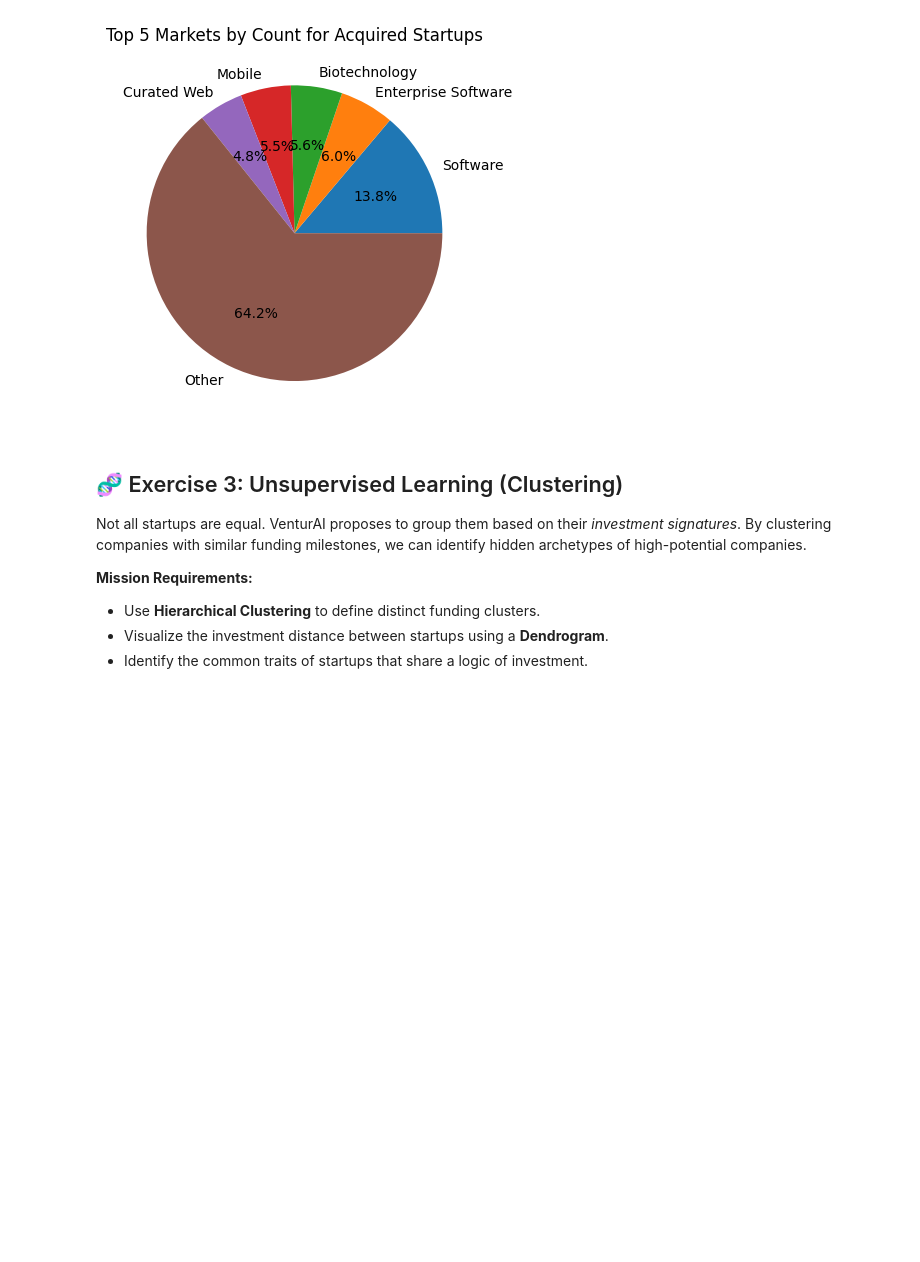
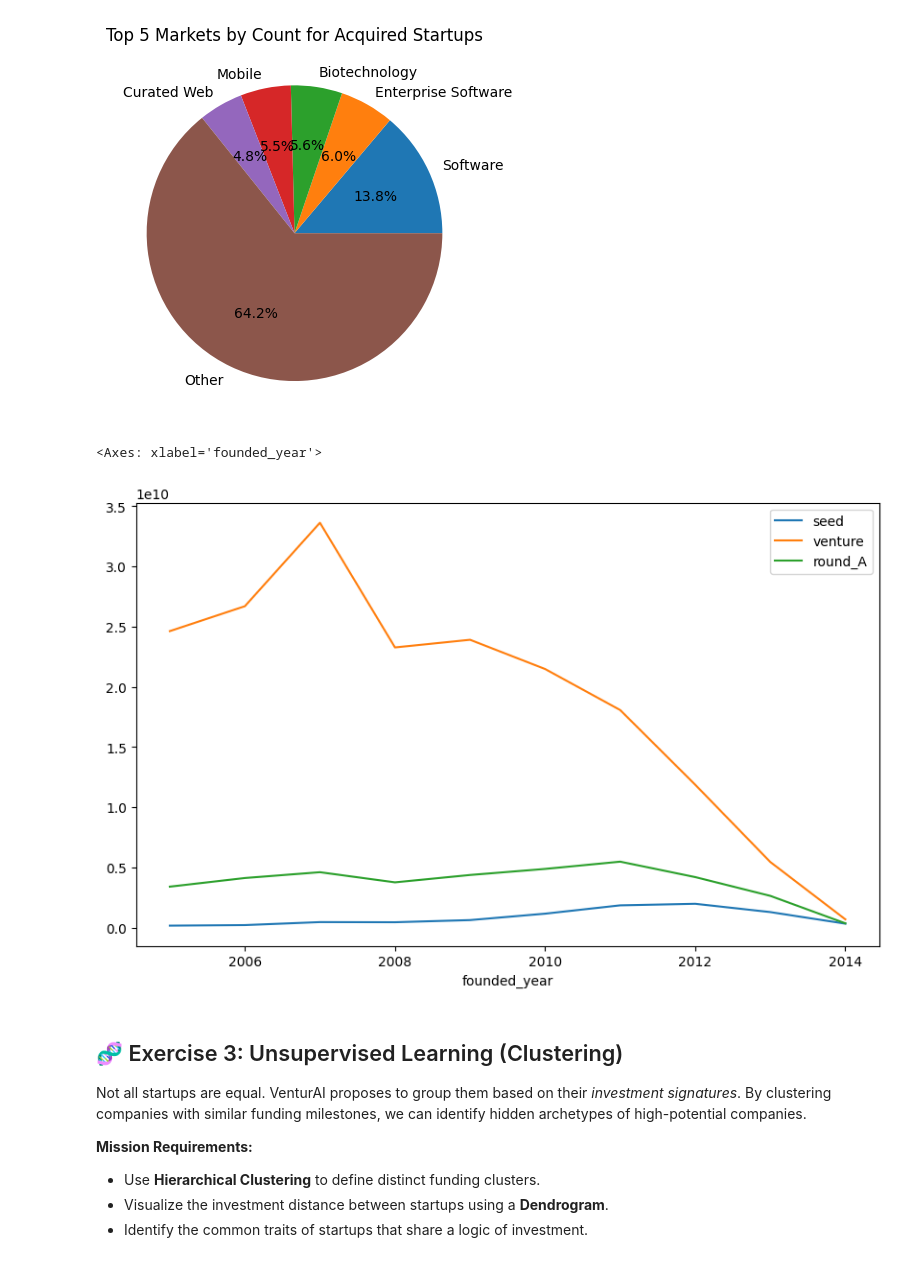
Before and after one commit to Theotgir/BIA, a Jupyter notebook: Assignment/Assignment_2026_v1.1.ipynb, the cells around one changed output. Cells and saved outputs as stored; diff of their text form; code cells hidden in the pictures; blank space fills up the shorter version.

```diff
--- a/Assignment/Assignment_2026_v1.1.ipynb
+++ b/Assignment/Assignment_2026_v1.1.ipynb
@@ -254,17 +254,22 @@ plt.show()
 # %%
 # Question 7: Create a line plot showing the annual sum of seed, venture, and round_A funding from the year 2005 to 2014.
 # We need to track how different funding rounds have changed in popularity over time.
 
 
 # Filter for the years 2005 to 2014
 
 # Group by year and sum the funding rounds
 
 # Create the line plot
 
 selected_years = data_venture[(data_venture['founded_year'] > 2004) & (data_venture['founded_year'] < 2015)]
 funding_types = ['seed', 'venture', 'round_A']
 funding_sum = selected_years.groupby('founded_year')[funding_types].sum()
+plot_line = funding_sum.plot(kind='line', figsize=(10, 6))
+plot_line
+# %% [output]
+<Axes: xlabel='founded_year'>
+[figure, added]
 # %% [markdown]
 ## 🧬 Exercise 3: Unsupervised Learning (Clustering)
 
```
Also changed, not shown: parts of 1 cell of this notebook.
